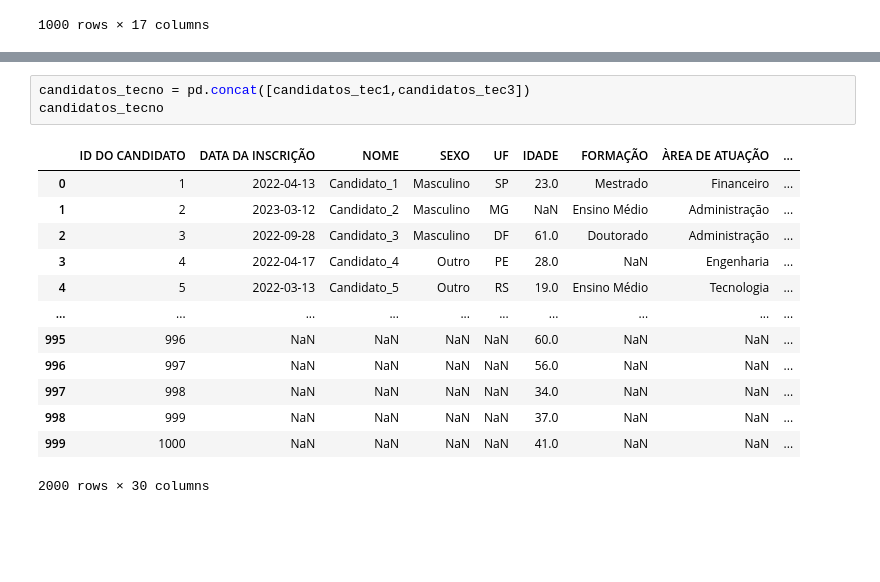
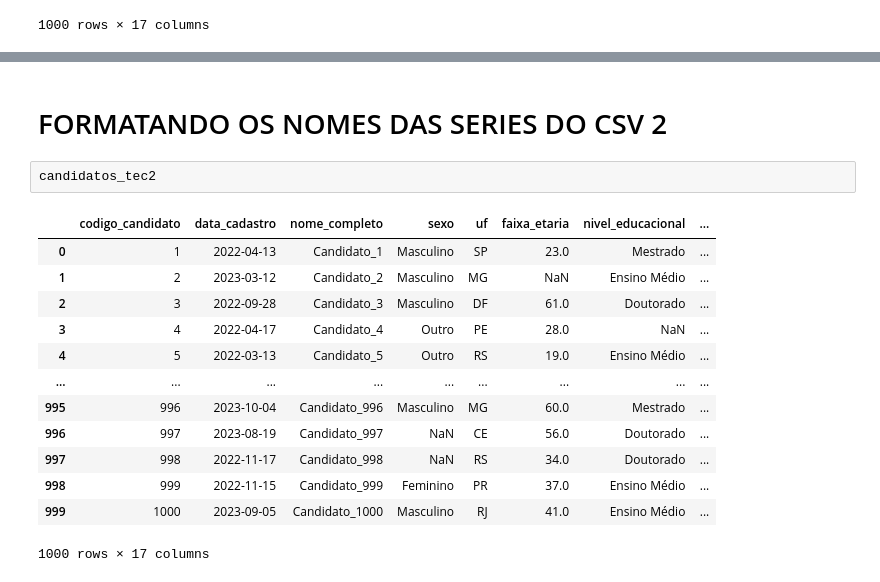
Before and after one commit to CaioHarrys/CURSO-PYTHON-IA, a Jupyter notebook: Analise_Candidatos/analise_Candidatos.ipynb, the cells around one changed output, grey strips where cells are left out. Saved outputs shown, nothing was run; the diff lists cells and outputs as text; blank space fills up the shorter version.

```diff
--- a/Analise_Candidatos/analise_Candidatos.ipynb
+++ b/Analise_Candidatos/analise_Candidatos.ipynb
@@ -136,17 +122,18 @@ candidatos_tec3
-# %%
-candidatos_tecno = pd.concat([candidatos_tec1,candidatos_tec3])
-candidatos_tecno
-# %% [output]
-|  | ID DO CANDIDATO | DATA DA INSCRIÇÃO | NOME | SEXO | UF | IDADE | FORMAÇÃO | ÀREA DE ATUAÇÃO | ... |
-| 0 | 1 | 2022-04-13 | Candidato_1 | Masculino | SP | 23.0 | Mestrado | Financeiro | ... |
-| 1 | 2 | 2023-03-12 | Candidato_2 | Masculino | MG | NaN | Ensino Médio | Administração | ... |
-| 2 | 3 | 2022-09-28 | Candidato_3 | Masculino | DF | 61.0 | Doutorado | Administração | ... |
-| 3 | 4 | 2022-04-17 | Candidato_4 | Outro | PE | 28.0 | NaN | Engenharia | ... |
-| 4 | 5 | 2022-03-13 | Candidato_5 | Outro | RS | 19.0 | Ensino Médio | Tecnologia | ... |
-| ... | ... | ... | ... | ... | ... | ... | ... | ... | ... |
-| 995 | 996 | NaN | NaN | NaN | NaN | 60.0 | NaN | NaN | ... |
-| 996 | 997 | NaN | NaN | NaN | NaN | 56.0 | NaN | NaN | ... |
-| 997 | 998 | NaN | NaN | NaN | NaN | 34.0 | NaN | NaN | ... |
-| 998 | 999 | NaN | NaN | NaN | NaN | 37.0 | NaN | NaN | ... |
-| 999 | 1000 | NaN | NaN | NaN | NaN | 41.0 | NaN | NaN | ... |
-2000 rows × 30 columns
+# %% [markdown]
+# FORMATANDO OS NOMES DAS SERIES DO CSV 2
+# %%
+candidatos_tec2
+# %% [output]
+|  | codigo_candidato | data_cadastro | nome_completo | sexo | uf | faixa_etaria | nivel_educacional | ... |
+| 0 | 1 | 2022-04-13 | Candidato_1 | Masculino | SP | 23.0 | Mestrado | ... |
+| 1 | 2 | 2023-03-12 | Candidato_2 | Masculino | MG | NaN | Ensino Médio | ... |
+| 2 | 3 | 2022-09-28 | Candidato_3 | Masculino | DF | 61.0 | Doutorado | ... |
+| 3 | 4 | 2022-04-17 | Candidato_4 | Outro | PE | 28.0 | NaN | ... |
+| 4 | 5 | 2022-03-13 | Candidato_5 | Outro | RS | 19.0 | Ensino Médio | ... |
+| ... | ... | ... | ... | ... | ... | ... | ... | ... |
+| 995 | 996 | 2023-10-04 | Candidato_996 | Masculino | MG | 60.0 | Mestrado | ... |
+| 996 | 997 | 2023-08-19 | Candidato_997 | NaN | CE | 56.0 | Doutorado | ... |
+| 997 | 998 | 2022-11-17 | Candidato_998 | NaN | RS | 34.0 | Doutorado | ... |
+| 998 | 999 | 2022-11-15 | Candidato_999 | Feminino | PR | 37.0 | Ensino Médio | ... |
+| 999 | 1000 | 2023-09-05 | Candidato_1000 | Masculino | RJ | 41.0 | Ensino Médio | ... |
+1000 rows × 17 columns
```
Also changed, not shown: parts of 7 cells of this notebook.
